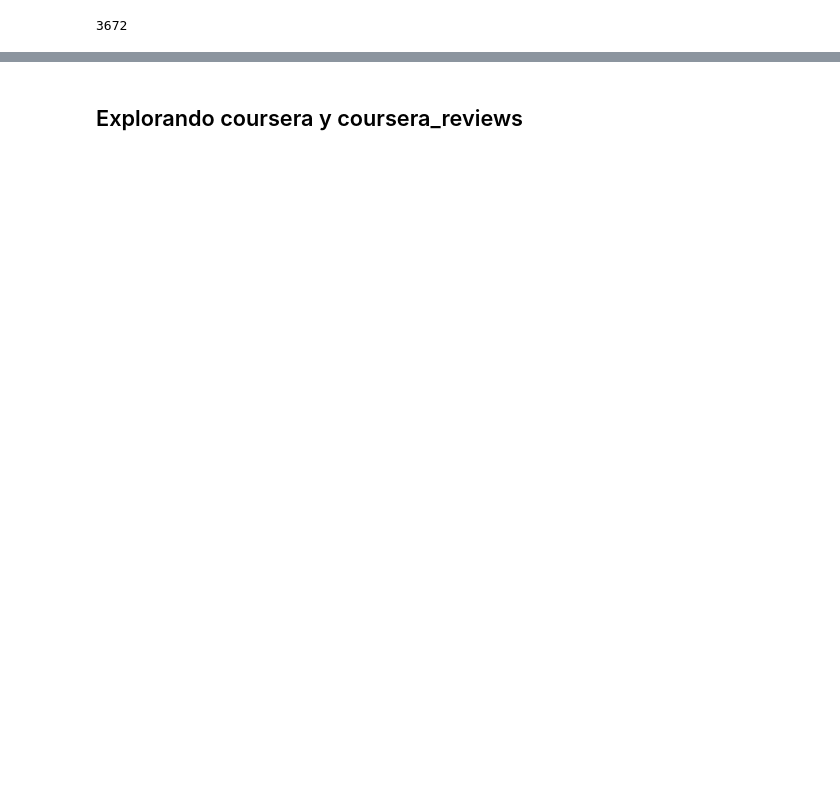
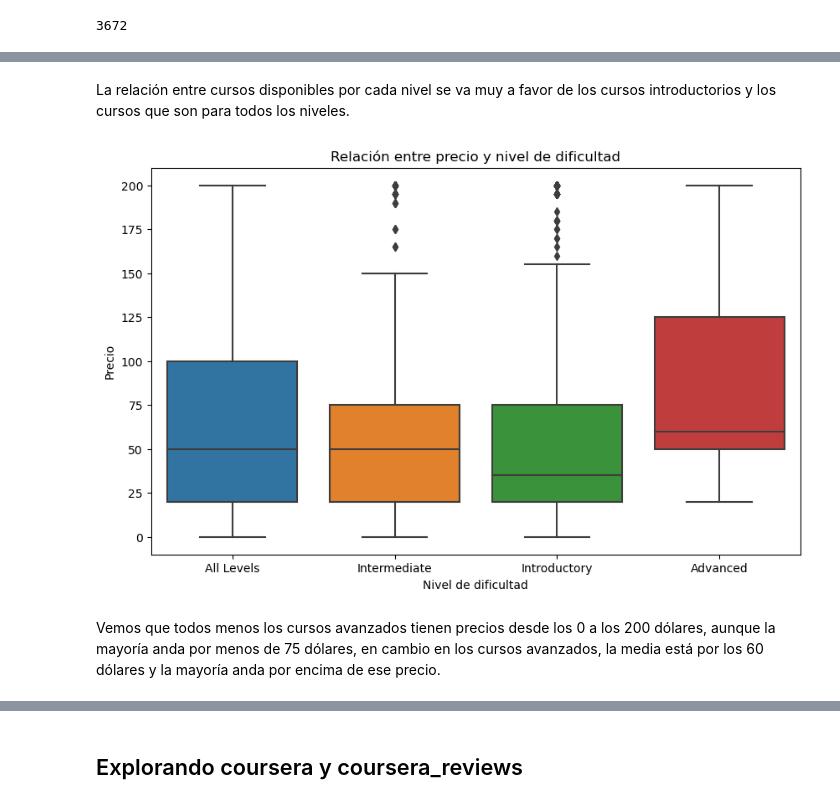
Before and after one commit to HugoGT/PI-02-Data-Analytics, a Jupyter notebook: EDA.ipynb, the cells around one changed output, grey strips where cells are left out. Saved outputs shown, nothing was run; the diff lists cells and outputs as text; code cells hidden in the pictures; blank space fills up the shorter version.

```diff
--- a/EDA.ipynb
+++ b/EDA.ipynb
@@ -333,0 +391,15 @@ udemy_df.drop(axis=1, columns='is_paid', inplace=True)
+# %% [markdown]
+La relación entre cursos disponibles por cada nivel se va muy a favor de los cursos introductorios y los cursos que son para todos los niveles.
+# %%
+plt.figure(figsize=(10, 6))
+sns.boxplot(x='level', y='price', data=udemy_df)
+
+plt.title('Relación entre precio y nivel de dificultad')
+plt.xlabel('Nivel de dificultad')
+plt.ylabel('Precio')
+
+plt.show()
+# %% [output]
+[figure, added]
+# %% [markdown]
+Vemos que todos menos los cursos avanzados tienen precios desde los 0 a los 200 dólares, aunque la mayoría anda por menos de 75 dólares, en cambio en los cursos avanzados, la media está por los 60 dólares y la mayoría anda por encima de ese precio.
```
Also changed, not shown: parts of 40 cells of this notebook.
